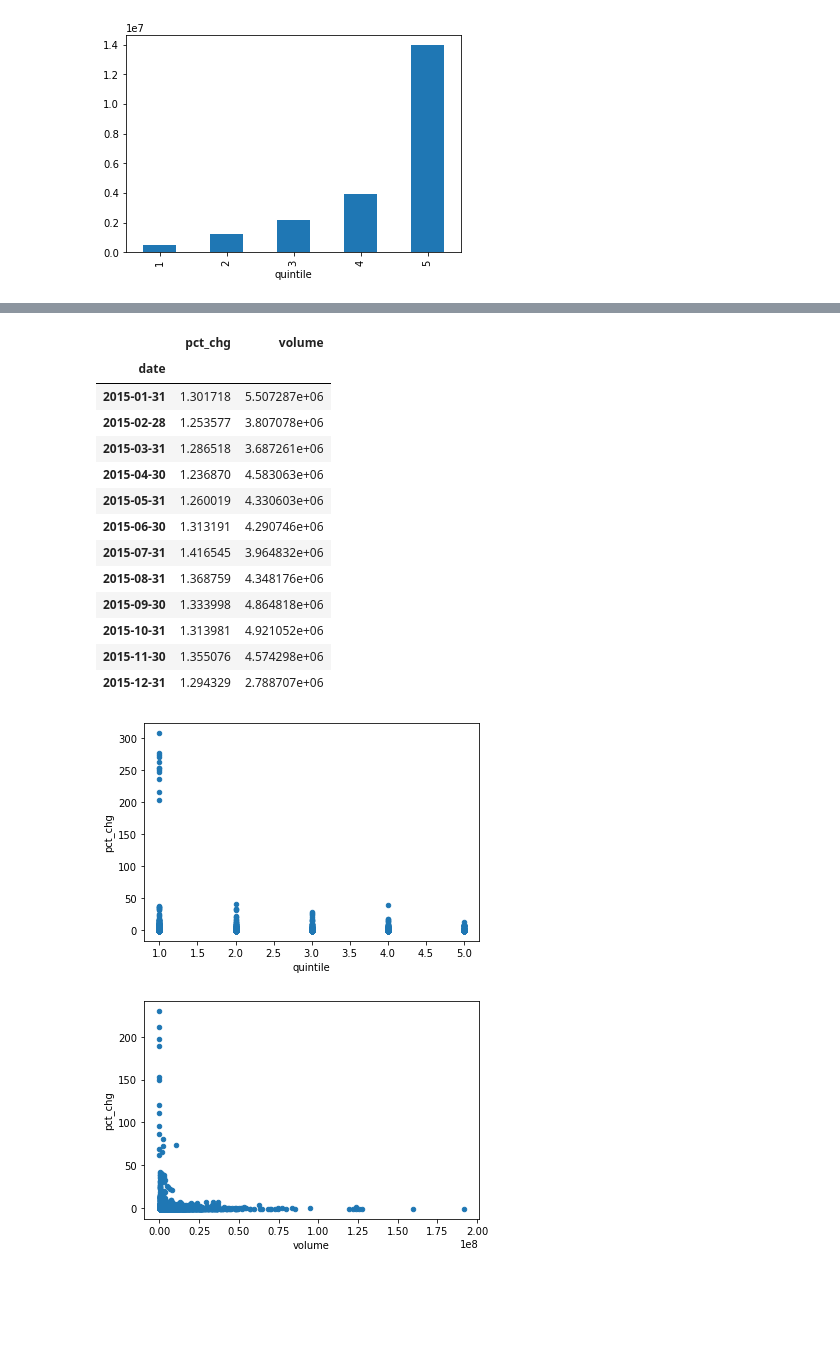
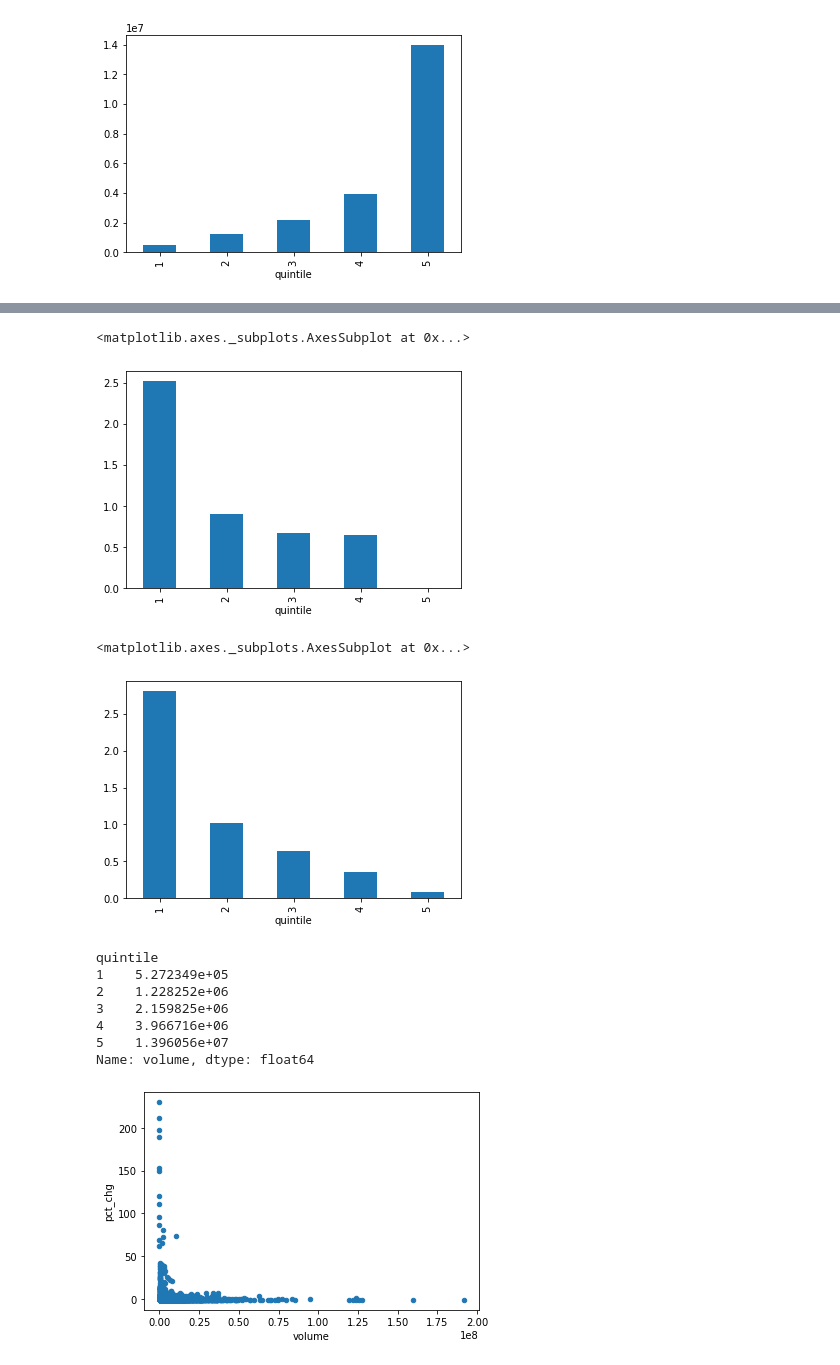
Before and after one commit to baruchfrost/legendary-invention, a Jupyter notebook: data_analysis_monthly_vol_bf.ipynb, the cells around one changed output, grey strips where cells are left out. Saved outputs shown, nothing was run; the diff lists cells and outputs as text; code cells hidden in the pictures; blank space fills up the shorter version.

```diff
--- a/data_analysis_monthly_vol_bf.ipynb
+++ b/data_analysis_monthly_vol_bf.ipynb
@@ -107,26 +110,23 @@ monthly_vol_2015.groupby("quintile").mean()["pct_chg"].plot(kind="bar")
+# %%
+monthly_vol_2017.groupby("quintile").mean()["pct_chg"].plot(kind="bar")
+# %% [output]
+<matplotlib.axes._subplots.AxesSubplot at 0x...>
+[figure, added]
 # %%
-group_2015 = monthly_vol_2015.groupby("date").mean()
-group_2015
+monthly_vol_2018.groupby("quintile").mean()["pct_chg"].plot(kind="bar")
 # %% [output]
-|  | pct_chg | volume |
-| date |  |  |
-| 2015-01-31 | 1.301718 | 5.507287e+06 |
-| 2015-02-28 | 1.253577 | 3.807078e+06 |
-| 2015-03-31 | 1.286518 | 3.687261e+06 |
-| 2015-04-30 | 1.236870 | 4.583063e+06 |
-| 2015-05-31 | 1.260019 | 4.330603e+06 |
-| 2015-06-30 | 1.313191 | 4.290746e+06 |
-| 2015-07-31 | 1.416545 | 3.964832e+06 |
-| 2015-08-31 | 1.368759 | 4.348176e+06 |
-| 2015-09-30 | 1.333998 | 4.864818e+06 |
-| 2015-10-31 | 1.313981 | 4.921052e+06 |
-| 2015-11-30 | 1.355076 | 4.574298e+06 |
-| 2015-12-31 | 1.294329 | 2.788707e+06 |
+<matplotlib.axes._subplots.AxesSubplot at 0x...>
+[figure, added]
 # %%
-monthly_vol_2015.plot.scatter(x="quintile", y="pct_chg")
-plt.show()
+monthly_vol_2015.groupby("quintile").mean()["volume"]
 # %% [output]
-[figure, removed]
+quintile
+1    5.272349e+05
+2    1.228252e+06
+3    2.159825e+06
+4    3.966716e+06
+5    1.396056e+07
+Name: volume, dtype: float64
 # %%
 monthly_vol_2016.plot.scatter(x="volume", y="pct_chg")
 plt.show()
```
Also changed, not shown: parts of 1 cell of this notebook.
